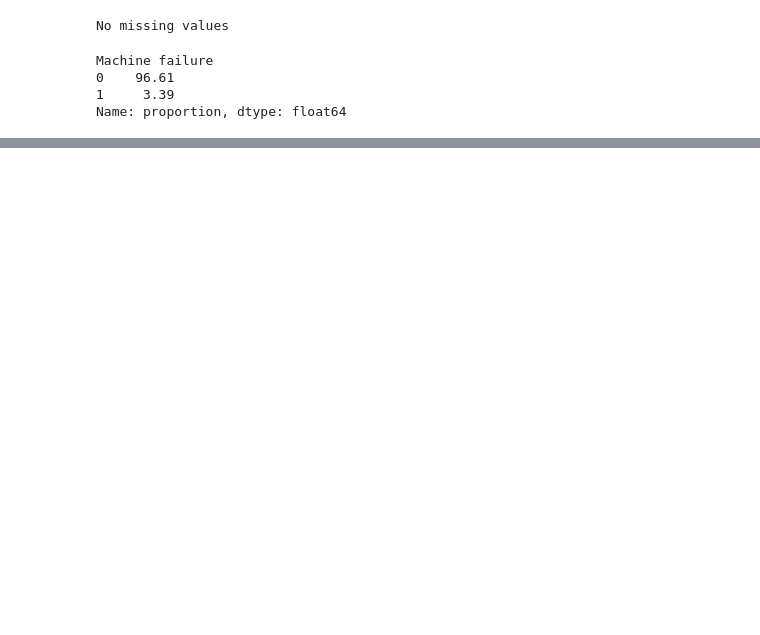
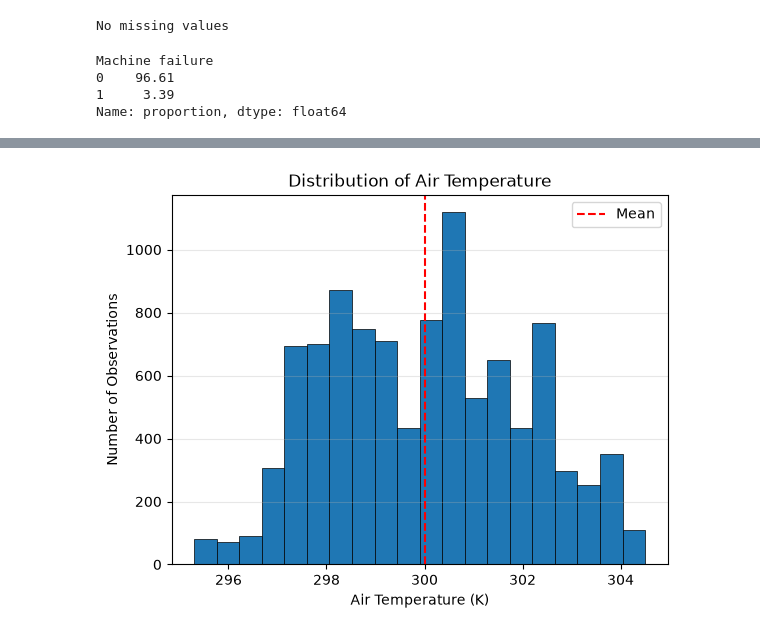
Before and after one commit to ranachikhaoui/predictive-maintenance-ml, a Jupyter notebook: notebooks/01_data_exploration.ipynb, the cells around one changed output, grey strips where cells are left out. Drawn from its saved outputs; the diff is of its cells as text; code cells hidden in the pictures; blank space fills up the shorter version.

```diff
--- a/notebooks/01_data_exploration.ipynb
+++ b/notebooks/01_data_exploration.ipynb
@@ -94 +115,18 @@ The dataset is highly imbalanced: 96.61% of observations correspond to normal ma
 --> This class imbalance must be considered when evaluating the ML models because accuracy alone could be misleading.
+# %%
+# Visualize the distribution of air temperature
+plt.hist(df["Air temperature [K]"],bins=20, edgecolor="black", linewidth=0.5)   #bins: number of intervals used to group the values
+
+plt.title("Distribution of Air Temperature")
+plt.xlabel("Air Temperature (K)")
+plt.ylabel("Number of Observations")
+
+# Mark the mean air temperature
+plt.axvline(df["Air temperature [K]"].mean(), color="red", linestyle="--", label="Mean")
+
+plt.grid(axis="y", alpha=0.3)   # Add a light horizontal grid to improve readability
+
+plt.legend()
+plt.show()
+# %% [output]
+[figure, added]
```
Also changed, not shown: parts of 16 cells of this notebook.
